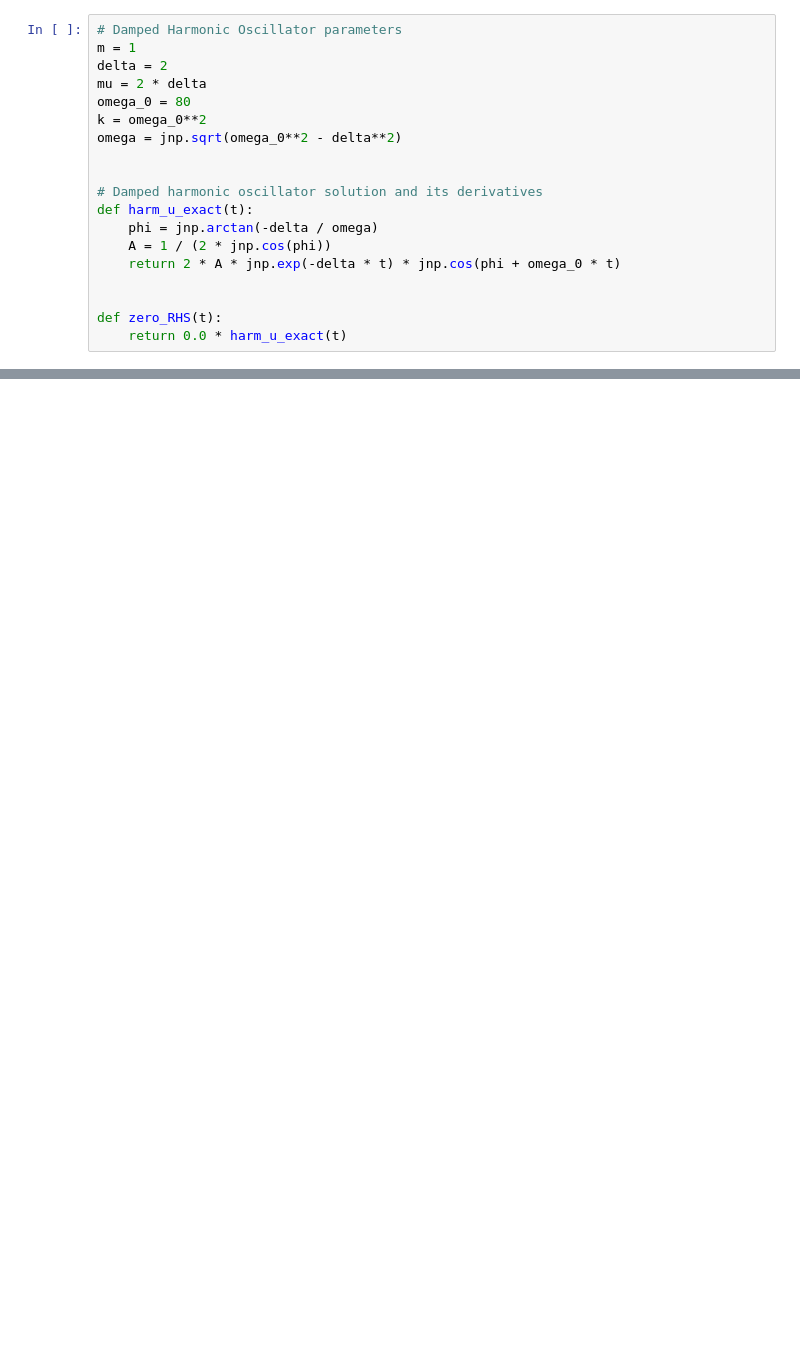
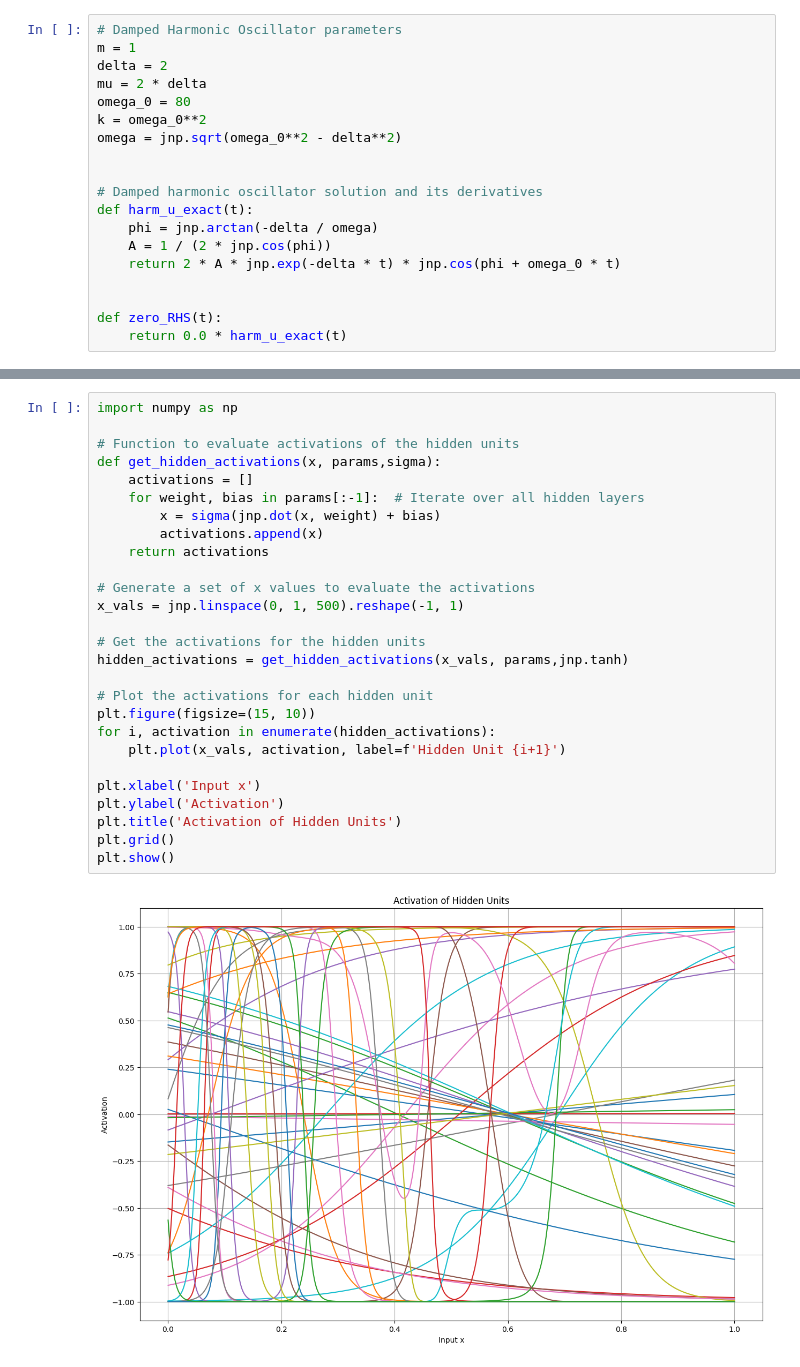
Before and after one commit to strathanderson/ELM-FBPINN, a Jupyter notebook: elmfbpinns/example/1D_harmonic_oscillator.ipynb, the cells around one changed output, grey strips where cells are left out. Cells and saved outputs as stored; diff of their text form; blank space fills up the shorter version.

```diff
--- a/elmfbpinns/example/1D_harmonic_oscillator.ipynb
+++ b/elmfbpinns/example/1D_harmonic_oscillator.ipynb
@@ -145,0 +182,29 @@ Array([[-1.8654226e+01, -1.6559146e-01,  1.3264614e-01,  3.3505218e+00,
+# %%
+import numpy as np
+
+# Function to evaluate activations of the hidden units
+def get_hidden_activations(x, params,sigma):
+    activations = []
+    for weight, bias in params[:-1]:  # Iterate over all hidden layers
+        x = sigma(jnp.dot(x, weight) + bias)
+        activations.append(x)
+    return activations
+
+# Generate a set of x values to evaluate the activations
+x_vals = jnp.linspace(0, 1, 500).reshape(-1, 1)
+
+# Get the activations for the hidden units
+hidden_activations = get_hidden_activations(x_vals, params,jnp.tanh)
+
+# Plot the activations for each hidden unit
+plt.figure(figsize=(15, 10))
+for i, activation in enumerate(hidden_activations):
+    plt.plot(x_vals, activation, label=f'Hidden Unit {i+1}')
+
+plt.xlabel('Input x')
+plt.ylabel('Activation')
+plt.title('Activation of Hidden Units')
+plt.grid()
+plt.show()
+# %% [output]
+[figure, added]
```
Also changed, not shown: parts of 18 cells of this notebook, 11 other files.
